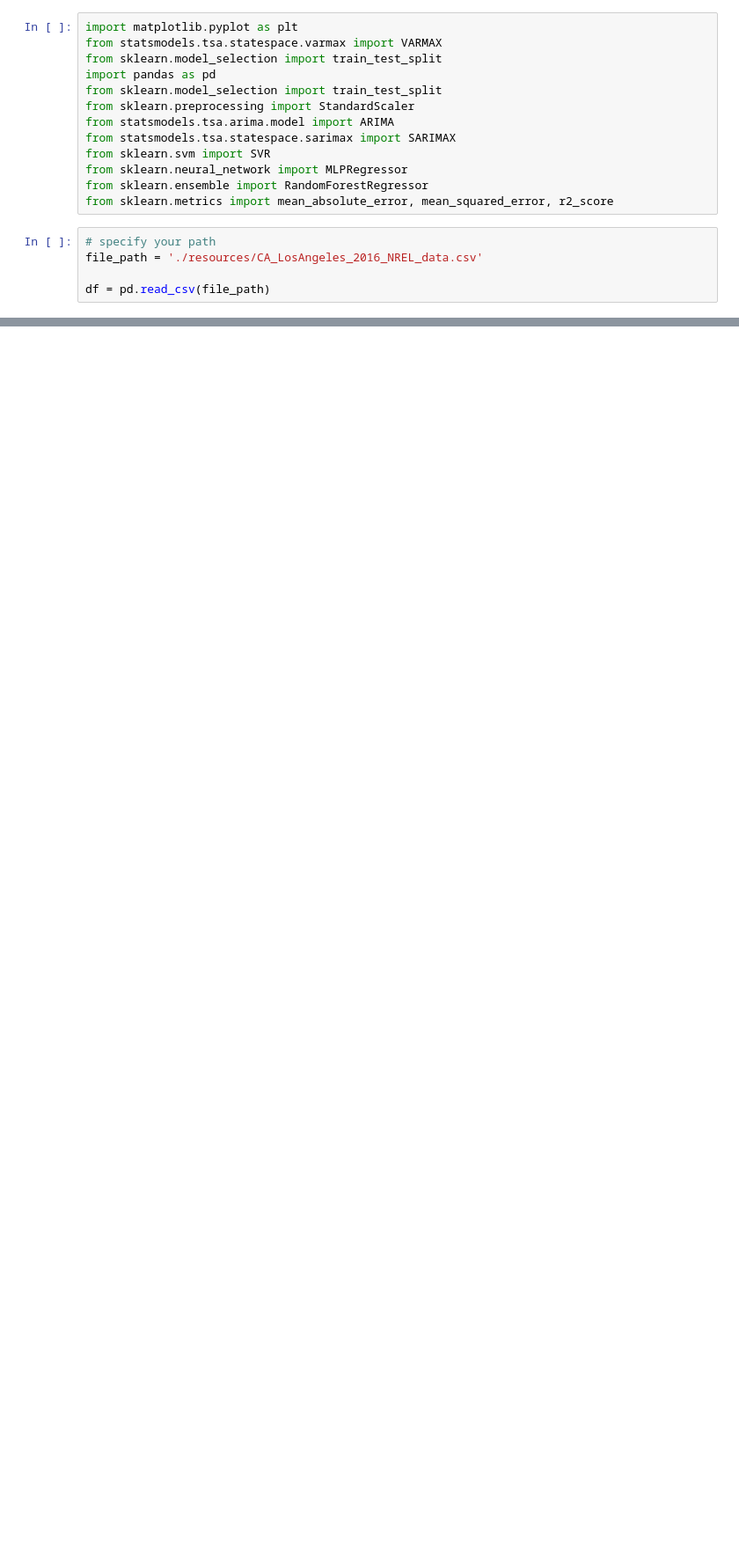
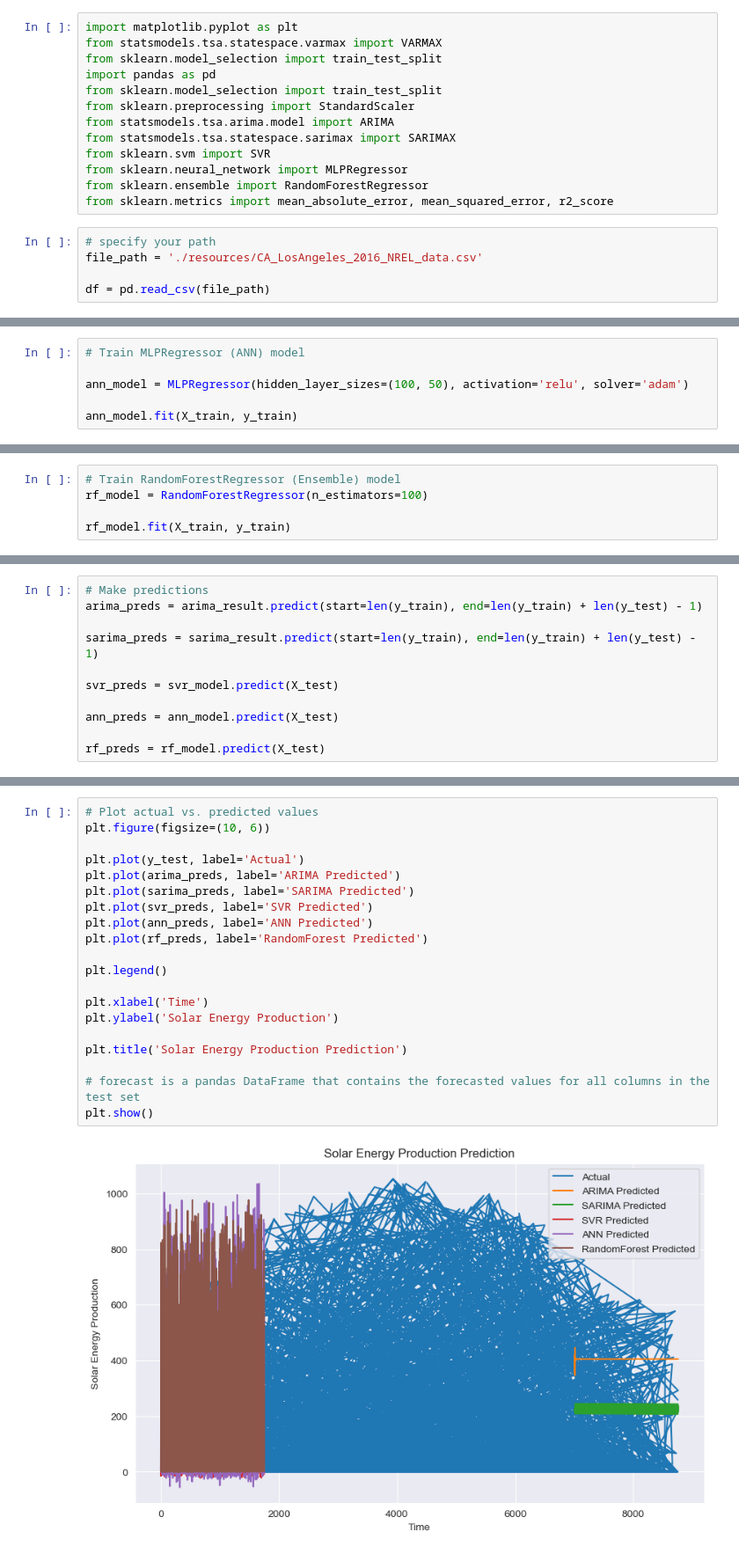
Before and after one commit to saumya112-IN/CSCI-6840-Data-Mining, a Jupyter notebook: final_project/final_project_from_csv.ipynb, the cells around one changed output, grey strips where cells are left out. Shown at 88% size. Saved outputs shown, nothing was run; the diff lists cells and outputs as text; blank space fills up the shorter version.

```diff
--- a/final_project/final_project_from_csv.ipynb
+++ b/final_project/final_project_from_csv.ipynb
@@ -141,0 +139,6 @@ df
+# %%
+# Train MLPRegressor (ANN) model
+
+ann_model = MLPRegressor(hidden_layer_sizes=(100, 50), activation='relu', solver='adam')
+
+ann_model.fit(X_train, y_train)
@@ -141,0 +147,5 @@ df
+# %%
+# Train RandomForestRegressor (Ensemble) model
+rf_model = RandomForestRegressor(n_estimators=100)
+
+rf_model.fit(X_train, y_train)
@@ -141,0 +154,11 @@ df
+# %%
+# Make predictions
+arima_preds = arima_result.predict(start=len(y_train), end=len(y_train) + len(y_test) - 1)
+
+sarima_preds = sarima_result.predict(start=len(y_train), end=len(y_train) + len(y_test) - 1)
+
+svr_preds = svr_model.predict(X_test)
+
+ann_preds = ann_model.predict(X_test)
+
+rf_preds = rf_model.predict(X_test)
@@ -141,0 +199,22 @@ df
+# %%
+# Plot actual vs. predicted values
+plt.figure(figsize=(10, 6))
+
+plt.plot(y_test, label='Actual')
+plt.plot(arima_preds, label='ARIMA Predicted')
+plt.plot(sarima_preds, label='SARIMA Predicted')
+plt.plot(svr_preds, label='SVR Predicted')
+plt.plot(ann_preds, label='ANN Predicted')
+plt.plot(rf_preds, label='RandomForest Predicted')
+
+plt.legend()
+
+plt.xlabel('Time')
+plt.ylabel('Solar Energy Production')
+
+plt.title('Solar Energy Production Prediction')
+
+# forecast is a pandas DataFrame that contains the forecasted values for all columns in the test set
+plt.show()
+# %% [output]
+[figure, added]
```
Also changed, not shown: parts of 14 cells of this notebook.
